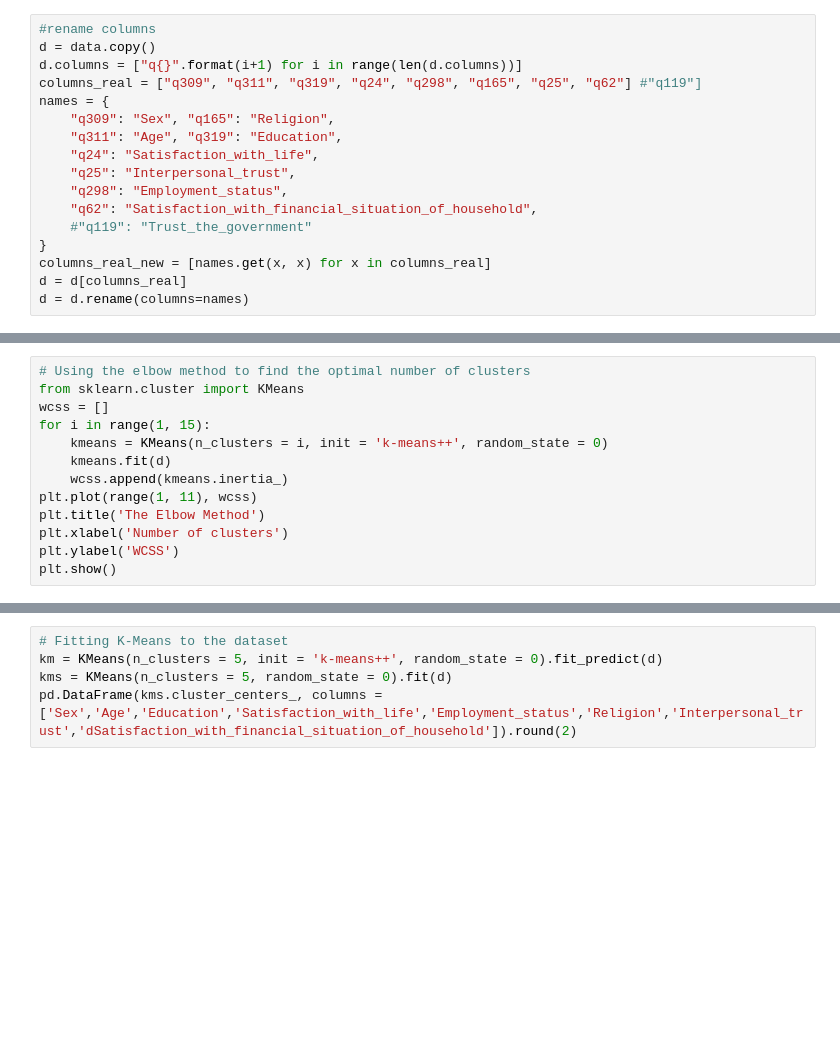
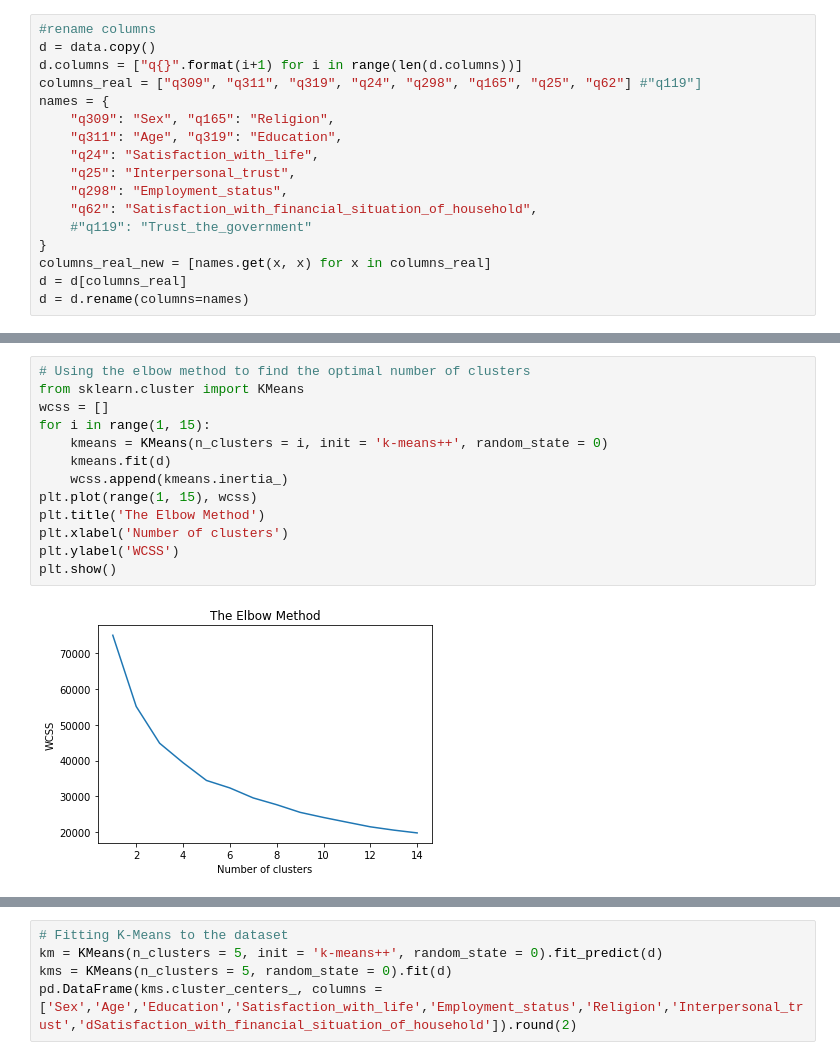
Before and after one commit to katerynakononova/PhD, a Jupyter notebook: Lab11-k-means.ipynb, the cells around one changed output, grey strips where cells are left out. Drawn from its saved outputs; the diff is of its cells as text; blank space fills up the shorter version.

```diff
--- a/Lab11-k-means.ipynb
+++ b/Lab11-k-means.ipynb
@@ -56,16 +70,18 @@ pd.DataFrame(d, columns = ['Sex','Age','Education','Satisfaction_with_life','Emp
 # %%
 # Using the elbow method to find the optimal number of clusters
 from sklearn.cluster import KMeans
 wcss = []
 for i in range(1, 15):
     kmeans = KMeans(n_clusters = i, init = 'k-means++', random_state = 0)
     kmeans.fit(d)
     wcss.append(kmeans.inertia_)
-plt.plot(range(1, 11), wcss)
+plt.plot(range(1, 15), wcss)
 plt.title('The Elbow Method')
 plt.xlabel('Number of clusters')
 plt.ylabel('WCSS')
 plt.show()
+# %% [output]
+[figure, added]
 # %%
 # Using the silhouette method to find the optimal number of clusters
 from sklearn.metrics import silhouette_score
```
Also changed, not shown: parts of 2 cells of this notebook.
